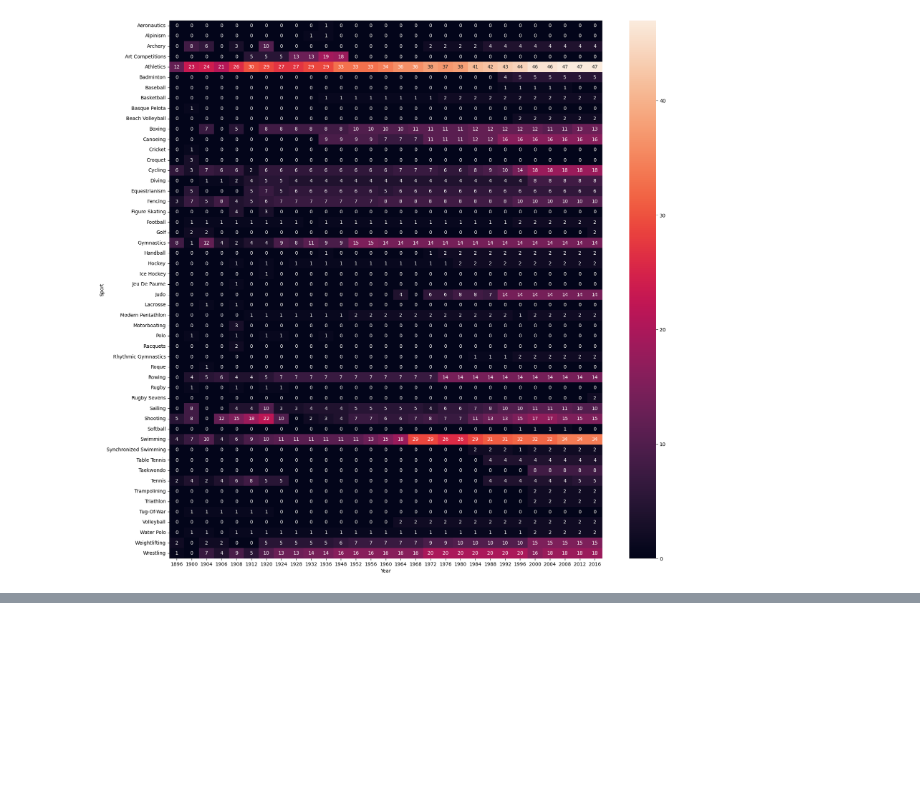
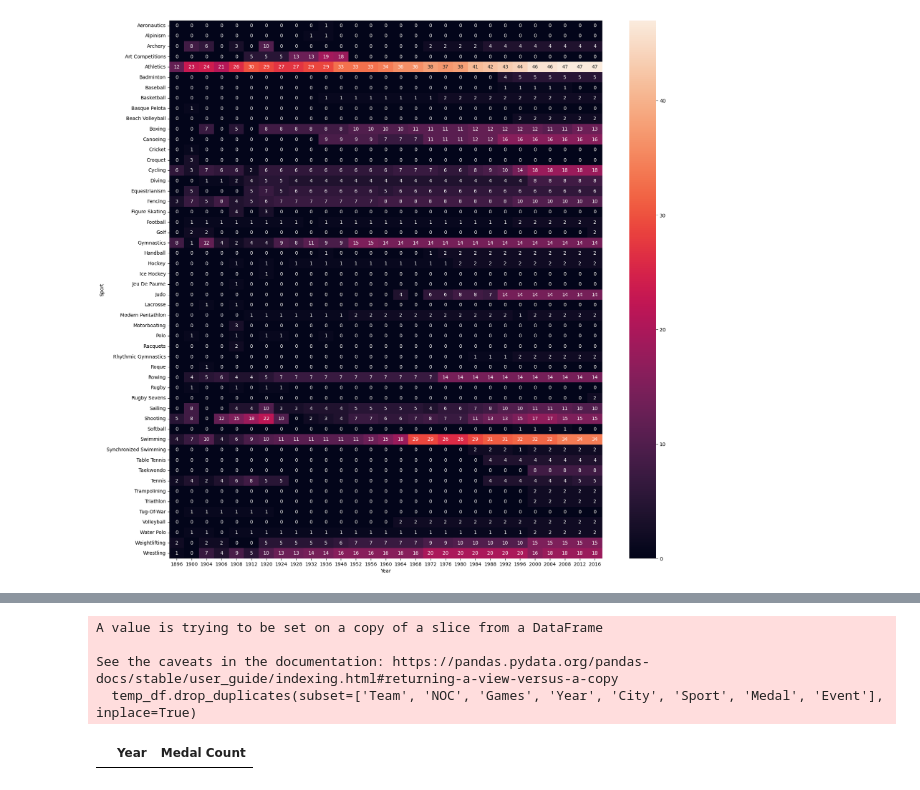
Before and after one commit to shreeharshshinde/olympic-analysis, a Jupyter notebook: olympic-analysis.ipynb, the cells around one changed output, grey strips where cells are left out. Drawn from its saved outputs; the diff is of its cells as text; code cells hidden in the pictures; blank space fills up the shorter version.

```diff
--- a/olympic-analysis.ipynb
+++ b/olympic-analysis.ipynb
@@ -351,0 +392,20 @@ sns.heatmap(x.pivot_table(index='Sport', columns='Year', values='Event', aggfunc
+# %%
+def country_medal_tally(df, country):
+    temp_df = df.dropna(subset=['Medal'])
+    temp_df.drop_duplicates(subset=['Team', 'NOC', 'Games', 'Year', 'City', 'Sport', 'Medal', 'Event'], inplace=True)
+
+    if country == 'Overall':
+        medal_tally = temp_df.groupby('Year').size().reset_index(name='Medal Count')
+    else:
+        country_df = temp_df[temp_df['region'] == country]
+        medal_tally = country_df.groupby('Year').size().reset_index(name='Medal Count')
+
+    return medal_tally
+# %%
+country_medal_tally(df, 'Afganistan')
+# %% [output]
+A value is trying to be set on a copy of a slice from a DataFrame
+
+See the caveats in the documentation: https://pandas.pydata.org/pandas-docs/stable/user_guide/indexing.html#returning-a-view-versus-a-copy
+  temp_df.drop_duplicates(subset=['Team', 'NOC', 'Games', 'Year', 'City', 'Sport', 'Medal', 'Event'], inplace=True)
+|  | Year | Medal Count |
```
Also changed, not shown: parts of 3 cells of this notebook, 2 other files.
